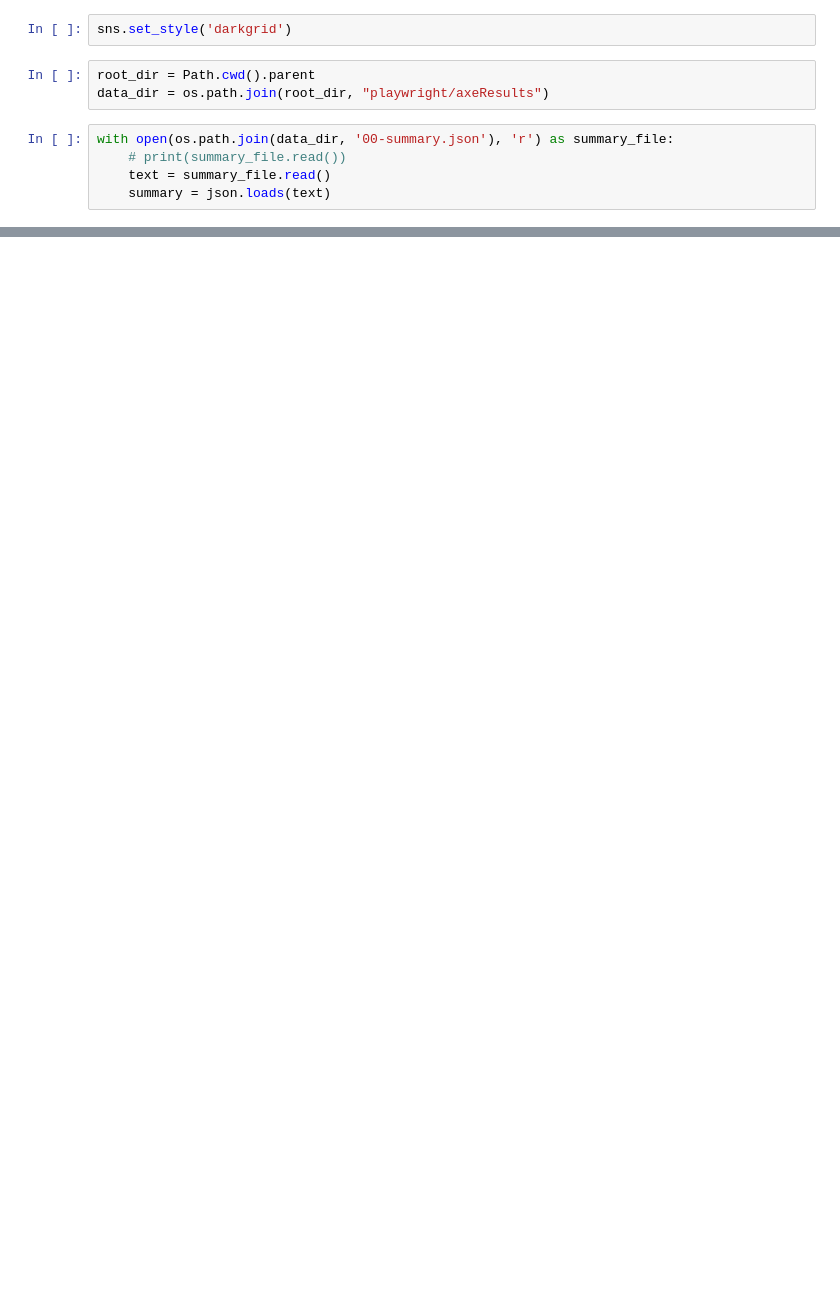
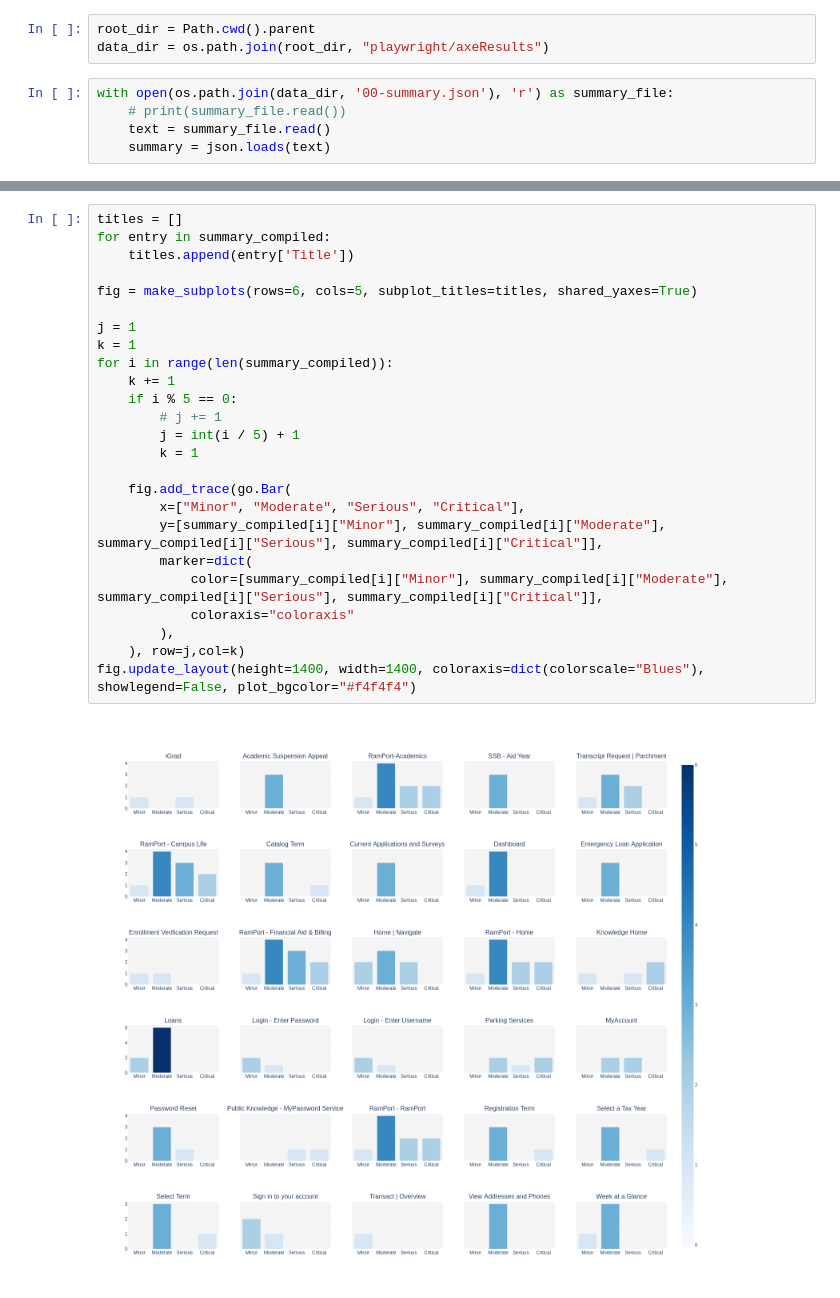
Before and after one commit to nemo-omen/a11ycrwlr, a Jupyter notebook: src/Untitled.ipynb, the cells around one changed output, grey strips where cells are left out. Saved outputs shown, nothing was run; the diff lists cells and outputs as text; blank space fills up the shorter version.

Commit message:
Usable subplots!

```diff
--- a/src/Untitled.ipynb
+++ b/src/Untitled.ipynb
@@ -8,6 +10,4 @@ import matplotlib.pyplot as plt
 import plotly.graph_objects as go
-# %%
-sns.set_style('darkgrid')
 # %%
 root_dir = Path.cwd().parent
 data_dir = os.path.join(root_dir, "playwright/axeResults")
@@ -71,0 +89,27 @@ fig.show()
+# %%
+titles = []
+for entry in summary_compiled:
+    titles.append(entry['Title'])
+
+fig = make_subplots(rows=6, cols=5, subplot_titles=titles, shared_yaxes=True)
+
+j = 1
+k = 1
+for i in range(len(summary_compiled)):
+    k += 1
+    if i % 5 == 0:
+        # j += 1
+        j = int(i / 5) + 1
+        k = 1
+
+    fig.add_trace(go.Bar(
+        x=["Minor", "Moderate", "Serious", "Critical"],
+        y=[summary_compiled[i]["Minor"], summary_compiled[i]["Moderate"], summary_compiled[i]["Serious"], summary_compiled[i]["Critical"]],
+        marker=dict(
+            color=[summary_compiled[i]["Minor"], summary_compiled[i]["Moderate"], summary_compiled[i]["Serious"], summary_compiled[i]["Critical"]],
+            coloraxis="coloraxis"
+        ),
+    ), row=j,col=k)
+fig.update_layout(height=1400, width=1400, coloraxis=dict(colorscale="Blues"), showlegend=False, plot_bgcolor="#f4f4f4")
+# %% [output]
+[figure, added]
```
Also changed, not shown: parts of 4 cells of this notebook, 1 other file.
